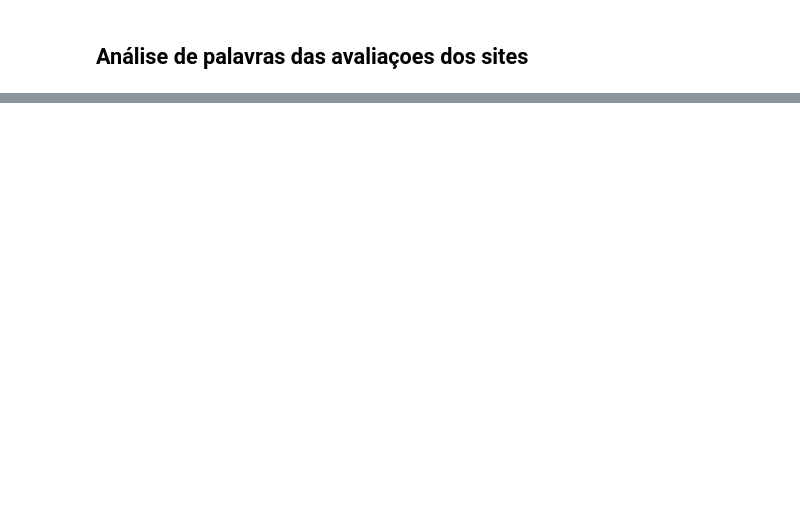
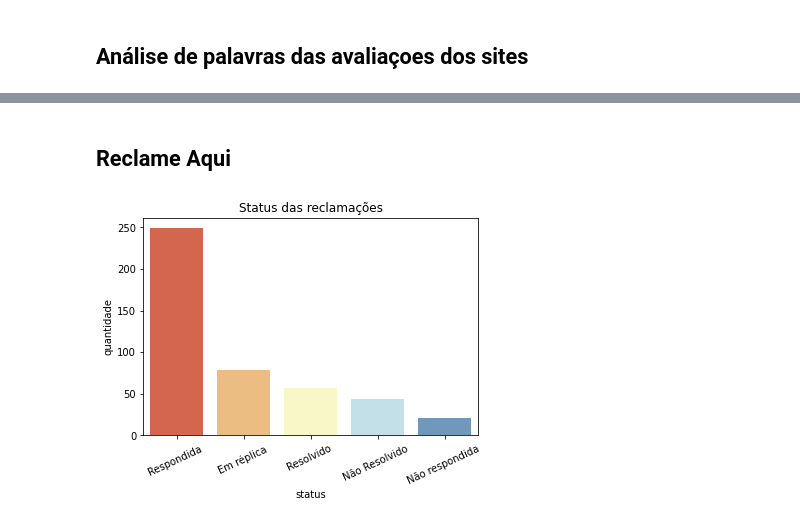
Before and after one commit to gutessitore/ReclameAquiScrapper, a Jupyter notebook: notebooks/pichau.ipynb, the cells around one changed output, grey strips where cells are left out. Cells and saved outputs as stored; diff of their text form; code cells hidden in the pictures; blank space fills up the shorter version.

```diff
--- a/notebooks/pichau.ipynb
+++ b/notebooks/pichau.ipynb
@@ -143,0 +169,12 @@ plt.imshow(wordcloud_rec);
+# %% [markdown]
+## Reclame Aqui
+# %%
+status_count = pd.DataFrame(reclame_aqui_review_df.status.value_counts())
+status_count.reset_index(inplace=True)
+status_count.columns = ["status", "quantidade"]
+
+plt.xticks(rotation=25)
+plt.title("Status das reclamações")
+sns.barplot(x="status", y="quantidade", data=status_count, palette="RdYlBu");
+# %% [output]
+[figure, added]
```
Also changed, not shown: parts of 11 cells of this notebook, 1 other file.
